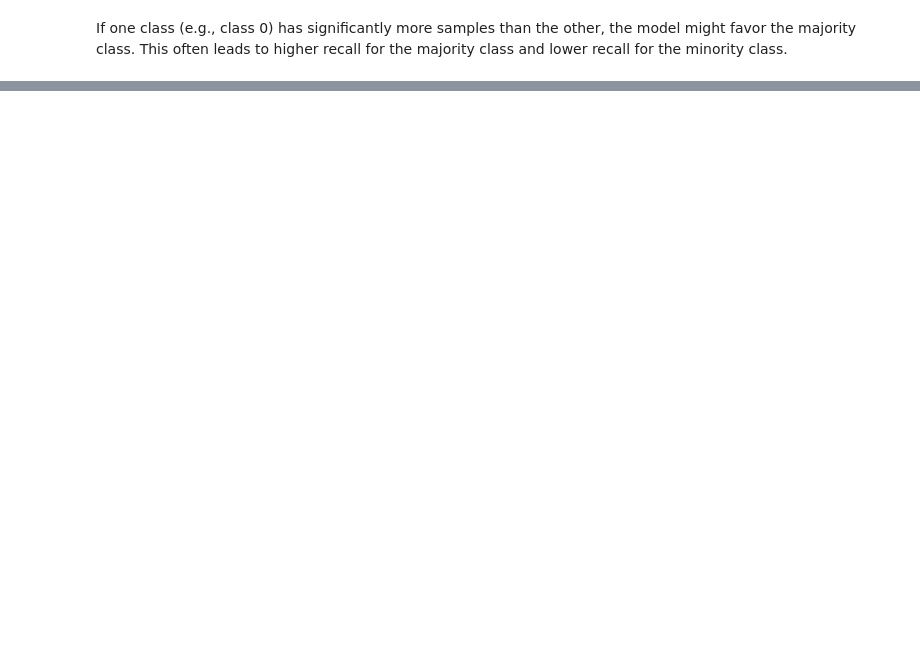
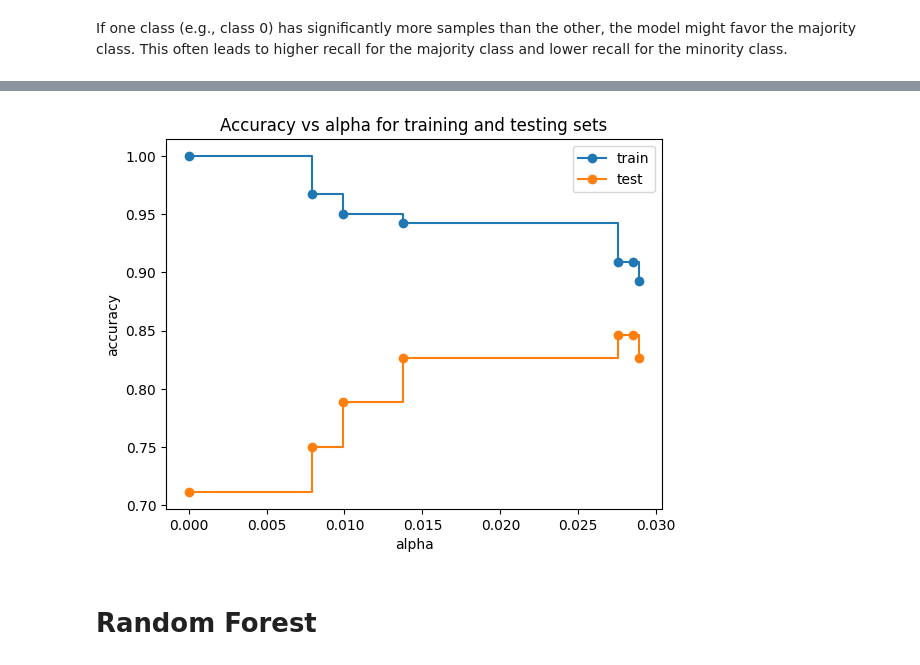
Before and after one commit to MassGH2023/Supervised-Machine-Learning-Classification, a Jupyter notebook: Diet_Health_Classification.ipynb, the cells around one changed output, grey strips where cells are left out. Cells and saved outputs as stored; diff of their text form; code cells hidden in the pictures; blank space fills up the shorter version.

```diff
--- a/Diet_Health_Classification.ipynb
+++ b/Diet_Health_Classification.ipynb
@@ -388,0 +441,4 @@ ConfusionMatrixDisplay?
+# %%
+path = dtc.cost_complexity_pruning_path(X_train, y_train)
+ccp_alphas = path['ccp_alphas']
+impurities = path['impurities']
@@ -388,0 +488,22 @@ ConfusionMatrixDisplay?
+# %%
+dtclfs = []
+for alfa in ccp_alphas[:-1]:
+  dtclf = DecisionTreeClassifier(random_state= 42, ccp_alpha= alfa)
+  dtclf.fit(X_train, y_train)
+  dtclfs.append(dtclf)
+# %%
+train_scores = [dtclf.score(X_train, y_train) for dtclf in dtclfs]
+test_scores = [dtclf.score(X_test, y_test) for dtclf in dtclfs]
+
+fig, ax = plt.subplots()
+ax.set_xlabel("alpha")
+ax.set_ylabel("accuracy")
+ax.set_title("Accuracy vs alpha for training and testing sets")
+ax.plot(ccp_alphas[:-1], train_scores, marker='o', label="train", drawstyle="steps-post")
+ax.plot(ccp_alphas[:-1], test_scores, marker='o', label="test", drawstyle="steps-post")
+ax.legend()
+plt.show()
+# %% [output]
+[figure, added]
+# %% [markdown]
+# Random Forest
```
Also changed, not shown: parts of 27 cells of this notebook.
